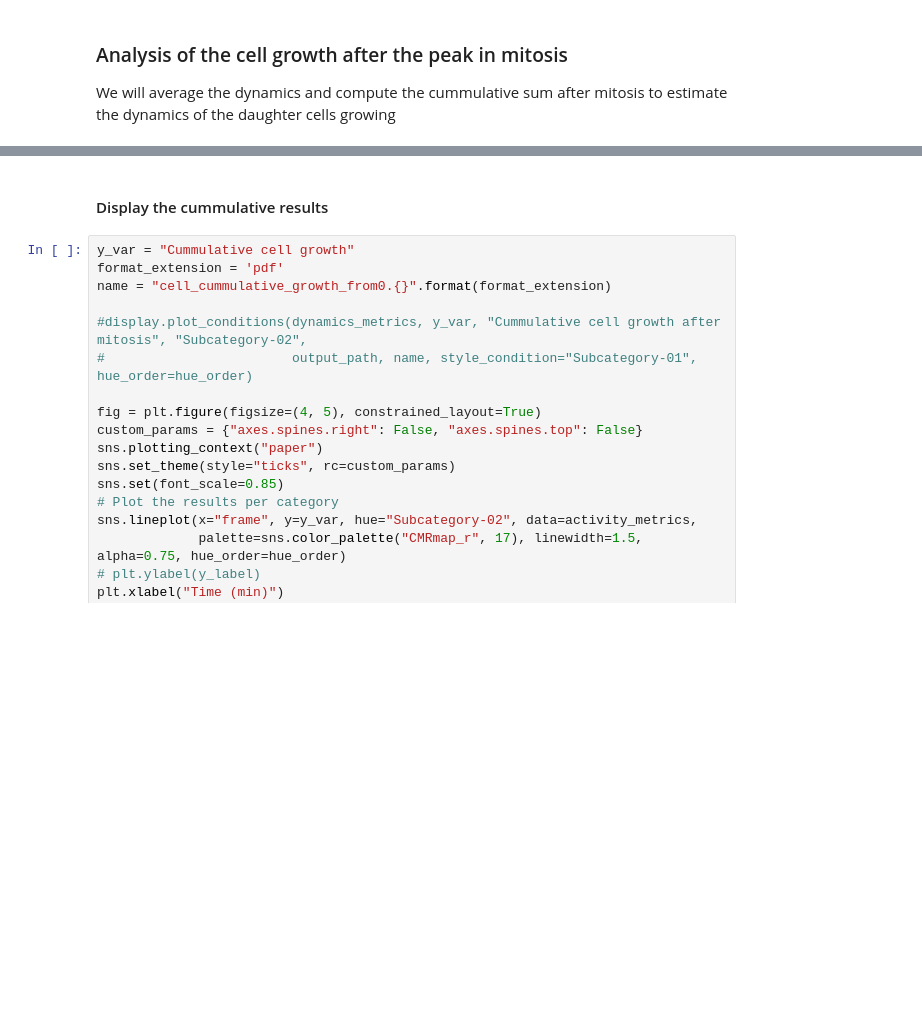
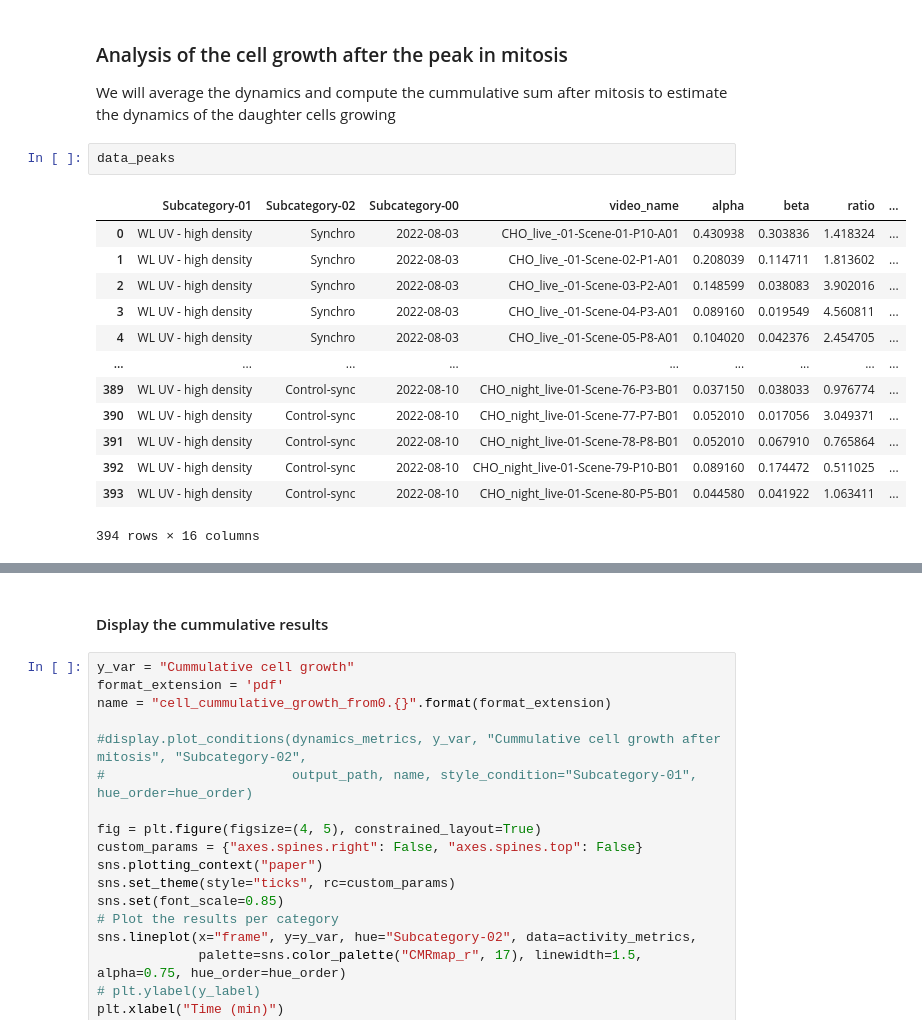
Before and after one commit to HenriquesLab/PhotoFiTT, a Jupyter notebook: notebooks/Reproduce paper plots.ipynb, the cells around one changed output, grey strips where cells are left out. Drawn from its saved outputs; the diff is of its cells as text; blank space fills up the shorter version.

```diff
--- a/notebooks/Reproduce paper plots.ipynb
+++ b/notebooks/Reproduce paper plots.ipynb
@@ -261,5 +292,21 @@ display.conditions(activity_metrics, y_var,
 # %% [markdown]
 ### Analysis of the cell growth after the peak in mitosis
 We will average the dynamics and compute the cummulative sum after mitosis to estimate the dynamics of the daughter cells growing
+# %%
+data_peaks
+# %% [output]
+|  | Subcategory-01 | Subcategory-02 | Subcategory-00 | video_name | alpha | beta | ratio | ... |
+| 0 | WL UV - high density | Synchro | 2022-08-03 | CHO_live_-01-Scene-01-P10-A01 | 0.430938 | 0.303836 | 1.418324 | ... |
+| 1 | WL UV - high density | Synchro | 2022-08-03 | CHO_live_-01-Scene-02-P1-A01 | 0.208039 | 0.114711 | 1.813602 | ... |
+| 2 | WL UV - high density | Synchro | 2022-08-03 | CHO_live_-01-Scene-03-P2-A01 | 0.148599 | 0.038083 | 3.902016 | ... |
+| 3 | WL UV - high density | Synchro | 2022-08-03 | CHO_live_-01-Scene-04-P3-A01 | 0.089160 | 0.019549 | 4.560811 | ... |
+| 4 | WL UV - high density | Synchro | 2022-08-03 | CHO_live_-01-Scene-05-P8-A01 | 0.104020 | 0.042376 | 2.454705 | ... |
+| ... | ... | ... | ... | ... | ... | ... | ... | ... |
+| 389 | WL UV - high density | Control-sync | 2022-08-10 | CHO_night_live-01-Scene-76-P3-B01 | 0.037150 | 0.038033 | 0.976774 | ... |
+| 390 | WL UV - high density | Control-sync | 2022-08-10 | CHO_night_live-01-Scene-77-P7-B01 | 0.052010 | 0.017056 | 3.049371 | ... |
+| 391 | WL UV - high density | Control-sync | 2022-08-10 | CHO_night_live-01-Scene-78-P8-B01 | 0.052010 | 0.067910 | 0.765864 | ... |
+| 392 | WL UV - high density | Control-sync | 2022-08-10 | CHO_night_live-01-Scene-79-P10-B01 | 0.089160 | 0.174472 | 0.511025 | ... |
+| 393 | WL UV - high density | Control-sync | 2022-08-10 | CHO_night_live-01-Scene-80-P5-B01 | 0.044580 | 0.041922 | 1.063411 | ... |
+394 rows × 16 columns
 # %%
 activity_dataframe, activity_metrics = cumulative_activity(activity_metrics, data_peaks, use_starting_point="event peak")
```
Also changed, not shown: parts of 6 cells of this notebook, 1 other file.
